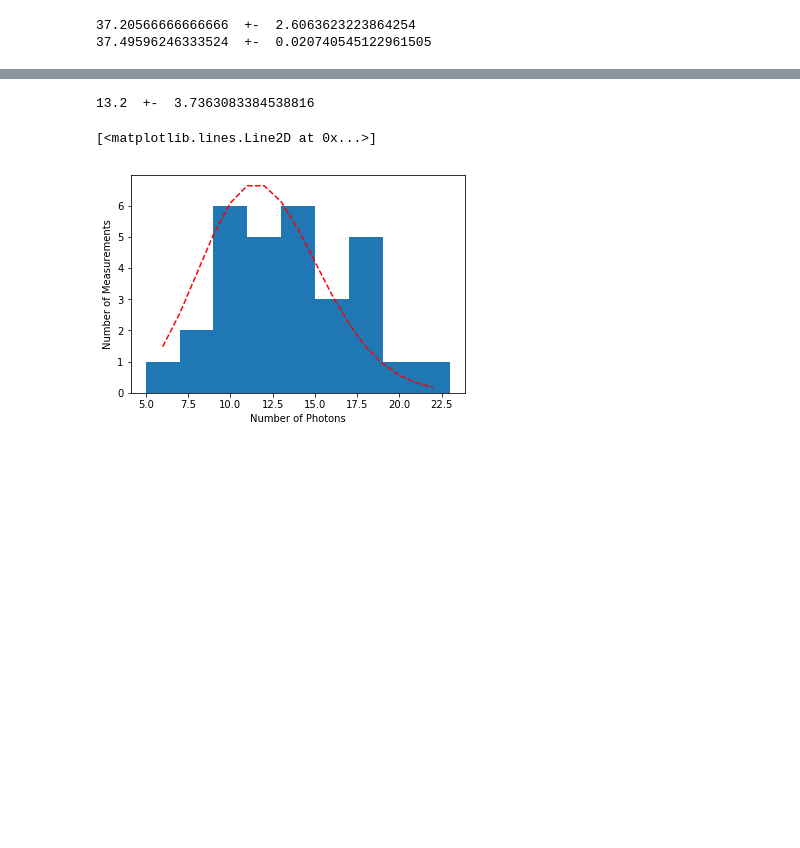
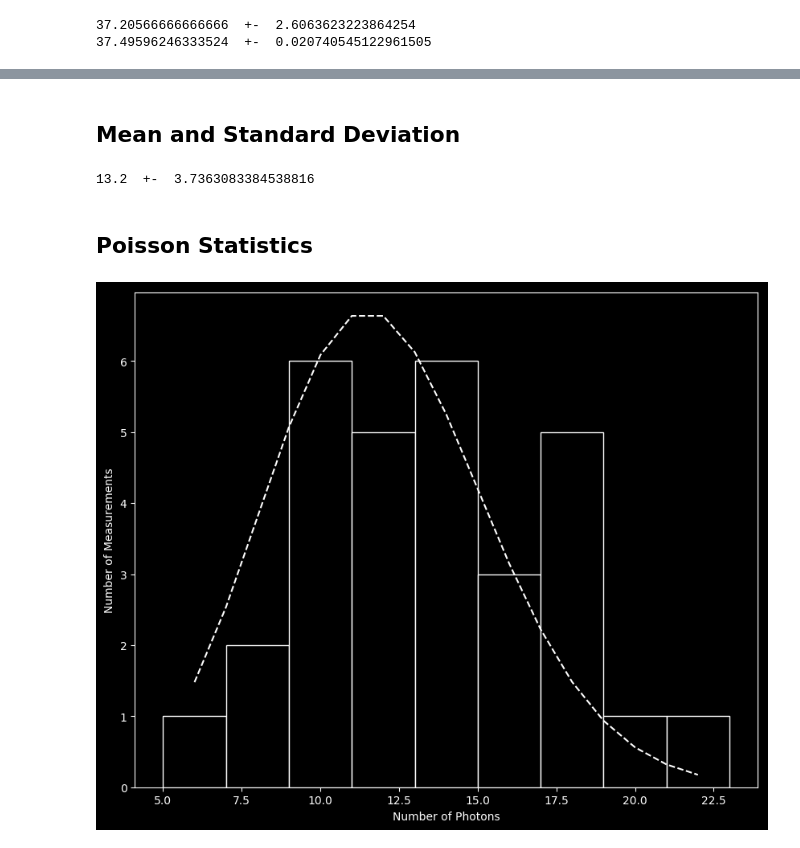
Before and after one commit to AyushPandhi/Pandhi_Ayush_AST326, a Jupyter notebook: Lab 1/AST326 Lab 1 Part 1 and 2.ipynb, the cells around one changed output, grey strips where cells are left out. Saved outputs shown, nothing was run; the diff lists cells and outputs as text; code cells hidden in the pictures; blank space fills up the shorter version.

```diff
--- a/Lab 1/AST326 Lab 1 Part 1 and 2.ipynb
+++ b/Lab 1/AST326 Lab 1 Part 1 and 2.ipynb
@@ -65,7 +75,10 @@ print (mean_wgtdistances, ' +- ', stddev_wgtdistances)
 # %%
-#Recreating figure 3
+#Recreating figure 3 from the handout
+plt.style.use('dark_background')
 plt.figure(figsize = (10,8))
-plt.plot(distances, 'ro')
+plt.plot(distances, 'wo')
 plt.xlabel('Measurement')
 plt.ylabel('Distance(pc)')
+plt.ylim(26, 44)
+plt.show()
 # %% [output]
@@ -74,6 +88,10 @@ Text(0,0.5,'Distance(pc)')
 # %%
-#Recreating figure 4
-plt.hist(distances, bins = 6, range = (26.8, 44.7))
+#Recreating figure 4 from the handout
+plt.style.use('default')
+plt.figure(figsize=(10,8))
+plt.hist(distances, bins = 6, range = (26.8, 44.7), edgecolor='k', color='w')
 plt.xlabel('Distance(pc)')
 plt.ylabel('Number of Measurements')
+plt.ylim(0,12)
+plt.show()
 # %% [output]
@@ -82,6 +101,8 @@ Text(0,0.5,'Number of Measurements')
 # %%
 #Photon count rate data
 pcr = [13, 17, 18, 14, 11, 8, 21, 18, 9, 12, 9, 17, 14, 6, 10, 16, 16, 11, 10, 12, 8, 20, 14, 10, 14, 17, 13, 16, 12, 10]
+# %% [markdown]
+## Mean and Standard Deviation
 # %%
 #Mean and standard deviation of pcr data
 mean_pcr = mean(pcr)
@@ -89,14 +110,18 @@ stddev_pcr = stddev(pcr)
 print (mean_pcr, ' +- ', stddev_pcr)
 # %% [output]
 13.2  +-  3.7363083384538816
+# %% [markdown]
+## Poisson Statistics
 # %%
-#Recreating plot 5
+#Recreating plot 5 from the handout
 xlin = np.arange(6, 23)
 output = poisson(6, 23, 12)
-plt.hist(pcr, bins = 9, range = (5, 23), normed=0)
+plt.style.use('dark_background')
+plt.figure(figsize=(10,8))
+plt.hist(pcr, bins = 9, range = (5, 23), normed=0, edgecolor='w', color='k')
 plt.xlabel('Number of Photons')
 plt.ylabel('Number of Measurements')
-plt.plot(xlin, 30*((23-6)/9)*(output/np.sum(output)/(xlin[1] - xlin[0])), 'r--')
+plt.plot(xlin, 30*((23-6)/9)*(output/np.sum(output)/(xlin[1] - xlin[0])), 'w--')
+plt.show()
 # %% [output]
-[<matplotlib.lines.Line2D at 0x...>]
-[figure, old version]
+[figure, new version]
```
Also changed, not shown: parts of 8 cells of this notebook, 1 other file.
